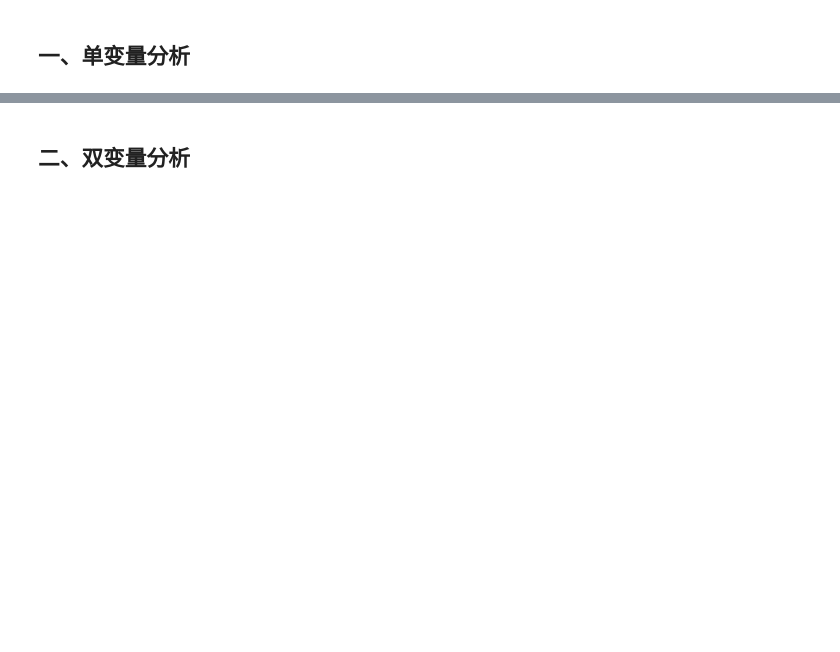
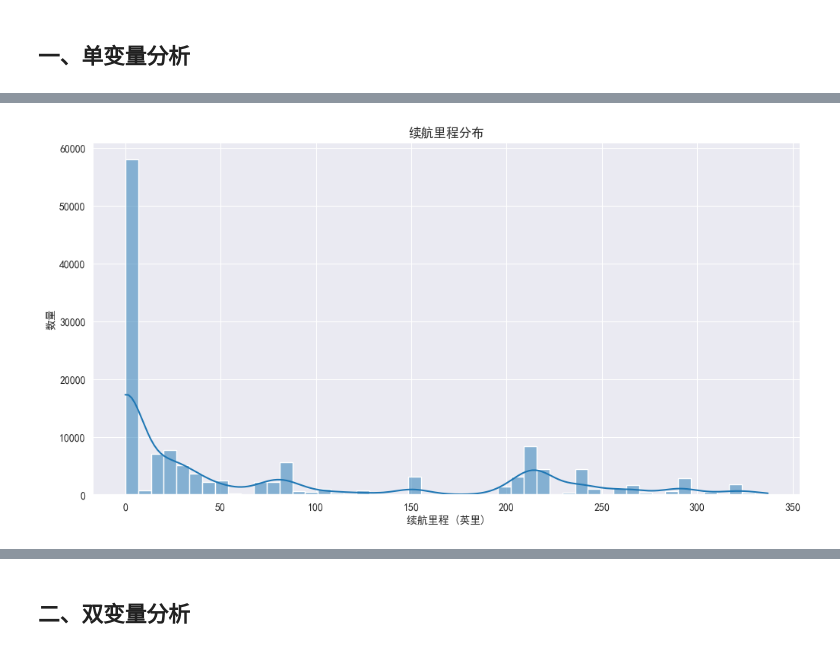
Before and after one commit to 123chenqi98/electric-vehicle-data-analysis, a Jupyter notebook: notebooks/03_eda_analysis.ipynb, the cells around one changed output, grey strips where cells are left out. Cells and saved outputs as stored; diff of their text form; code cells hidden in the pictures; blank space fills up the shorter version.

```diff
--- a/notebooks/03_eda_analysis.ipynb
+++ b/notebooks/03_eda_analysis.ipynb
@@ -37,11 +41,13 @@ plt.show()
 # %%
 # 续航里程分布
 plt.figure(figsize=(12, 6))
-sns.histplot(df['Electric Range'], bins=50, kde=True)
+sns.histplot(df['electric_range'], bins=50, kde=True)
 plt.title('续航里程分布')
 plt.xlabel('续航里程 (英里)')
 plt.ylabel('数量')
 plt.show()
+# %% [output]
+[figure, added]
 # %%
 # 车型年份分布
 plt.figure(figsize=(12, 6))
```
Also changed, not shown: parts of 12 cells of this notebook, 15 other files.
